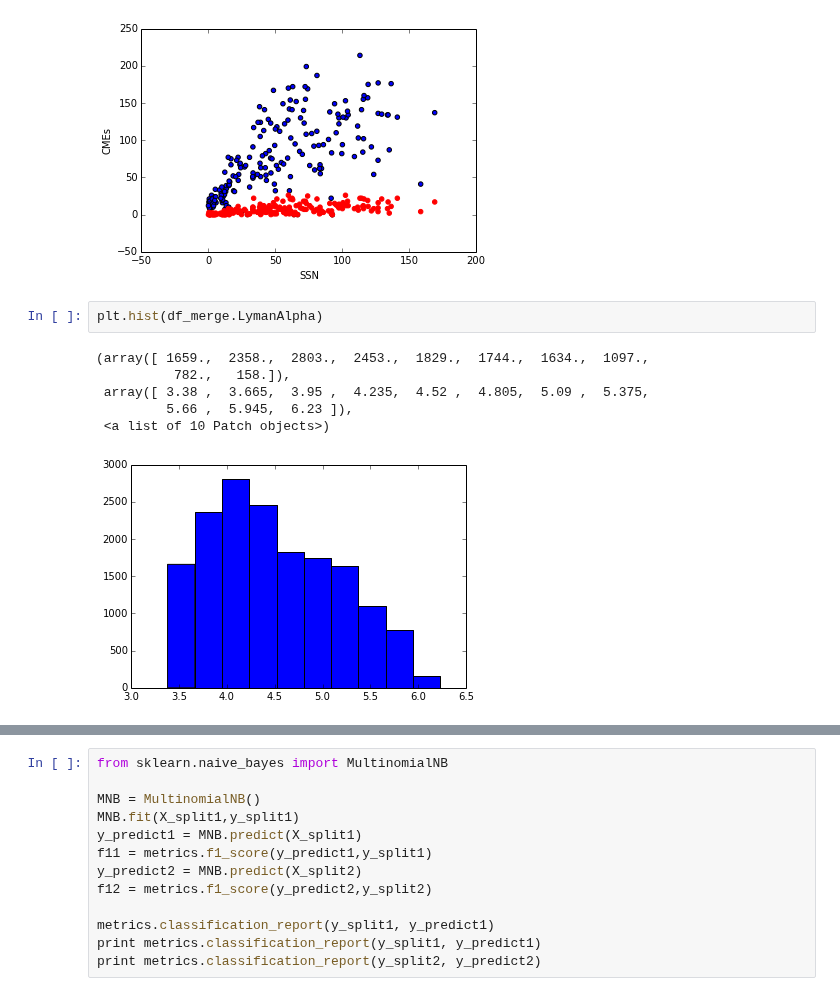
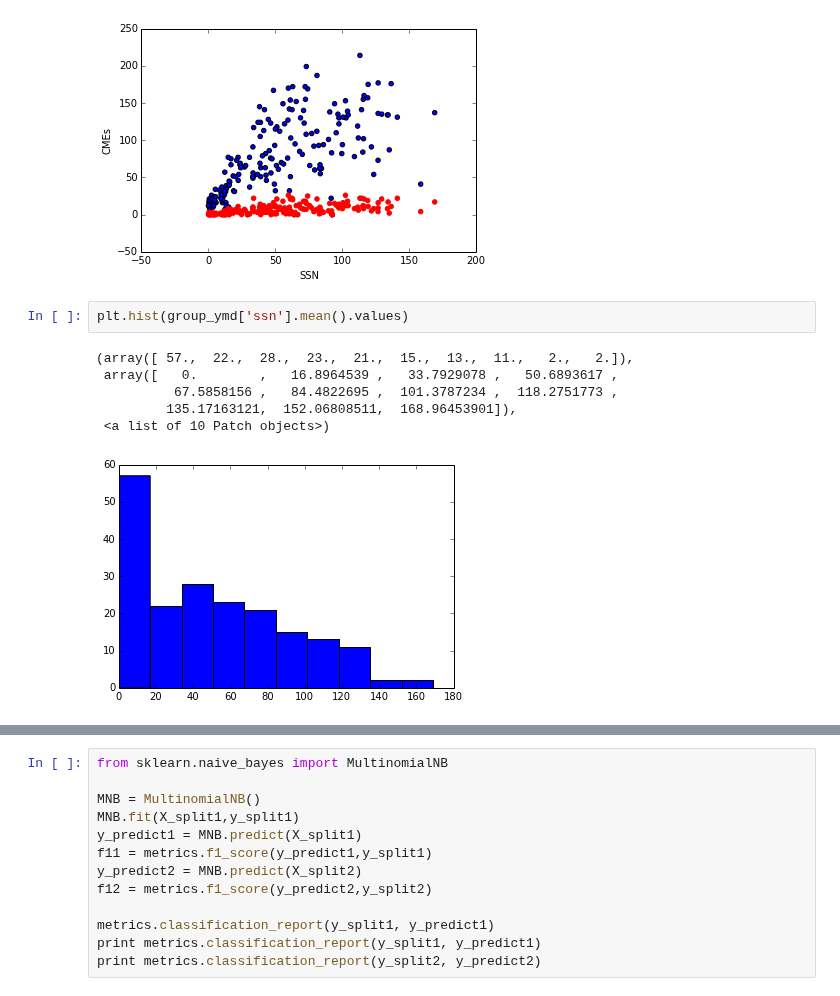
Before and after one commit to dinob0t/ga_project_final, a Jupyter notebook: cmes.ipynb, the cells around one changed output, grey strips where cells are left out. Cells and saved outputs as stored; diff of their text form.

```diff
--- a/cmes.ipynb
+++ b/cmes.ipynb
@@ -313,14 +313,14 @@ plt.ylabel('CMEs')
 # %% [output]
 <matplotlib.text.Text at 0x...>
 [figure]
-# %%
-plt.hist(df_merge.LymanAlpha)
-# %% [output]
-(array([ 1659.,  2358.,  2803.,  2453.,  1829.,  1744.,  1634.,  1097.,
-          782.,   158.]),
- array([ 3.38 ,  3.665,  3.95 ,  4.235,  4.52 ,  4.805,  5.09 ,  5.375,
-         5.66 ,  5.945,  6.23 ]),
- <a list of 10 Patch objects>)
-[figure, removed]
+# %%
+plt.hist(group_ymd['ssn'].mean().values)
+# %% [output]
+(array([ 57.,  22.,  28.,  23.,  21.,  15.,  13.,  11.,   2.,   2.]),
+ array([   0.        ,   16.8964539 ,   33.7929078 ,   50.6893617 ,
+          67.5858156 ,   84.4822695 ,  101.3787234 ,  118.2751773 ,
+         135.17163121,  152.06808511,  168.96453901]),
+ <a list of 10 Patch objects>)
+[figure, added]
 # %%
 #####################################################################################
```
Also changed, not shown: parts of 8 cells of this notebook, 2 other files.
